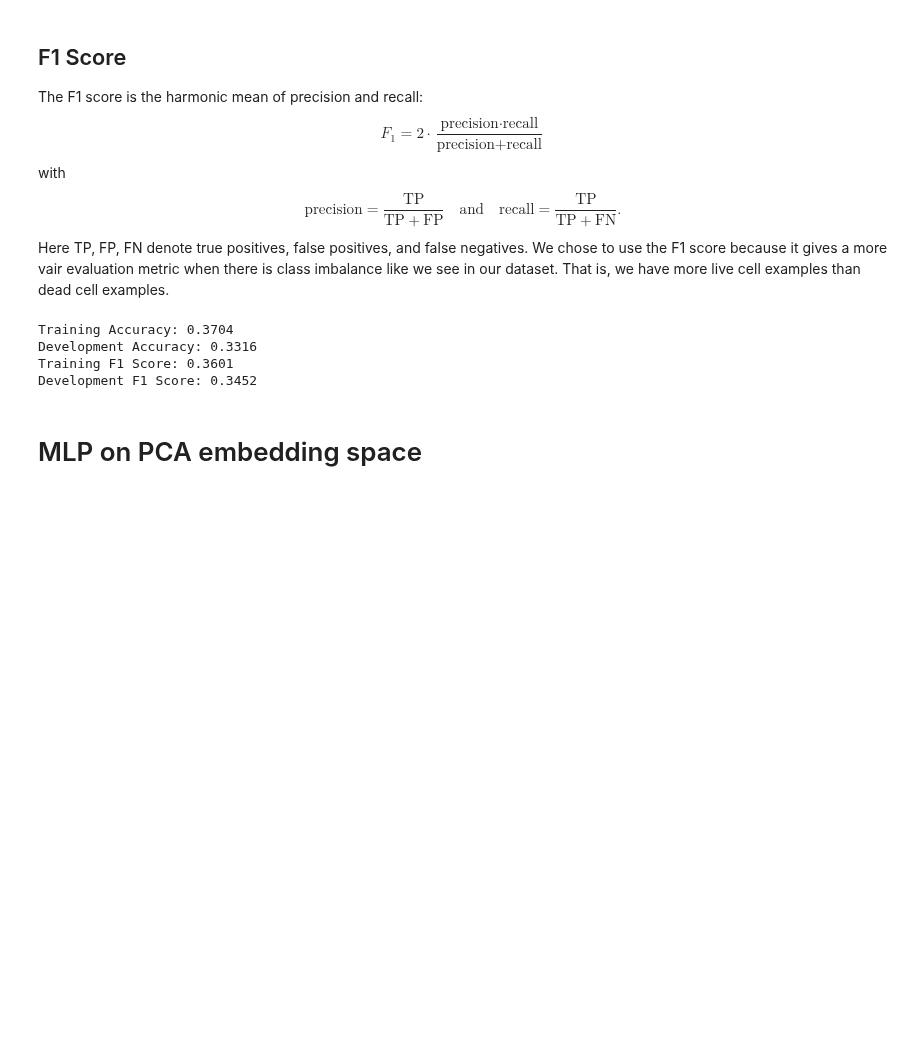
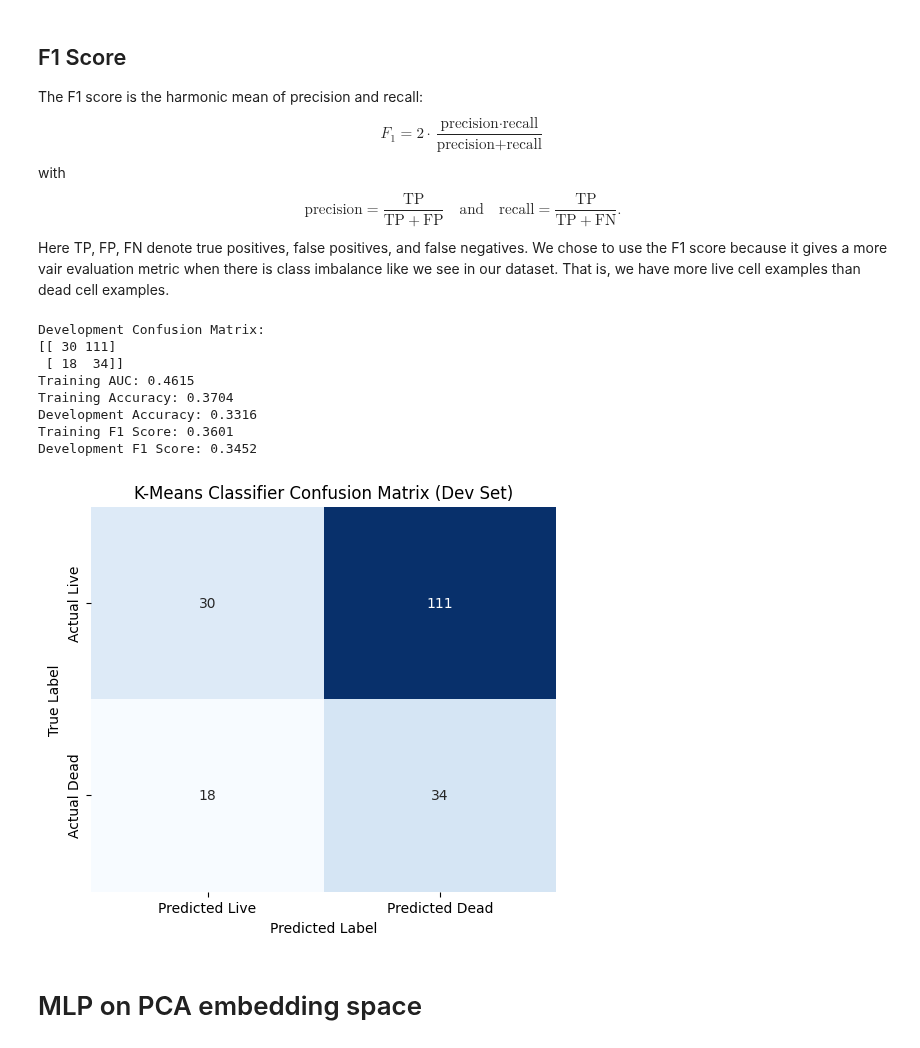
Before and after one commit to Twaal/applied-data-analysis-and-ml, a Jupyter notebook: Project3/code/project3.ipynb, the cells around one changed output. Cells and saved outputs as stored; diff of their text form; code cells hidden in the pictures; blank space fills up the shorter version.

```diff
--- a/Project3/code/project3.ipynb
+++ b/Project3/code/project3.ipynb
@@ -219,11 +219,20 @@ Here TP, FP, FN denote true positives, false positives, and false negatives.
 We chose to use the F1 score because it gives a more vair evaluation metric when there is class imbalance like we see in our dataset. That is, we have more live cell examples than dead cell examples.
 # %%
 # Calculate the accuracy and F1 score for the pca_kmeans_model on the training and the dev sets
-from sklearn.metrics import accuracy_score, f1_score
+from sklearn.metrics import accuracy_score, f1_score, roc_auc_score, confusion_matrix
 y_train_pred = pca_kmeans_model(X_train)
 y_dev_pred = pca_kmeans_model(X_dev)
 train_accuracy = accuracy_score(y_train, y_train_pred)
 dev_accuracy = accuracy_score(y_dev, y_dev_pred)
+
+#Calculate the confusion matrix
+dev_confusion_matrix_kmeans = confusion_matrix(y_dev, y_dev_pred)
+print(f"Development Confusion Matrix: \n{dev_confusion_matrix_kmeans}")
+
+# Calculate the ROC AUC scores
+auc = roc_auc_score(y_train, y_train_pred)
+print(f"Training AUC: {auc:.4f}")
+
 print(f"Training Accuracy: {train_accuracy:.4f}")
 print(f"Development Accuracy: {dev_accuracy:.4f}")
 train_f1 = f1_score(y_train, y_train_pred)
@@ -233,11 +242,31 @@ print(f"Development F1 Score: {dev_f1:.4f}")
 
 # Alias for plotting later without recomputation
 dev_f1_kmeans = dev_f1
+dev_roc_auc_kmeans = auc
+dev_accuracy_kmeans = dev_accuracy
 # %% [output]
+Development Confusion Matrix:
+[[ 30 111]
+ [ 18  34]]
+Training AUC: 0.4615
 Training Accuracy: 0.3704
 Development Accuracy: 0.3316
 Training F1 Score: 0.3601
 Development F1 Score: 0.3452
+# %%
+# Plot the confusion matrix for the k-means model
+import seaborn as sns
+import matplotlib.pyplot as plt
+plt.figure(figsize=(6, 5))
+sns.heatmap(dev_confusion_matrix_kmeans, annot=True, fmt='d', cmap='Blues', cbar=False,
+            xticklabels=['Predicted Live', 'Predicted Dead'],
+            yticklabels=['Actual Live', 'Actual Dead'])
+plt.title('K-Means Classifier Confusion Matrix (Dev Set)')
+plt.xlabel('Predicted Label')
+plt.ylabel('True Label')
+plt.show()
+# %% [output]
+[figure, added]
 # %% [markdown]
 # MLP on PCA embedding space
 # %% [markdown]
```
Also changed, not shown: parts of 12 cells of this notebook, 1 other file.
